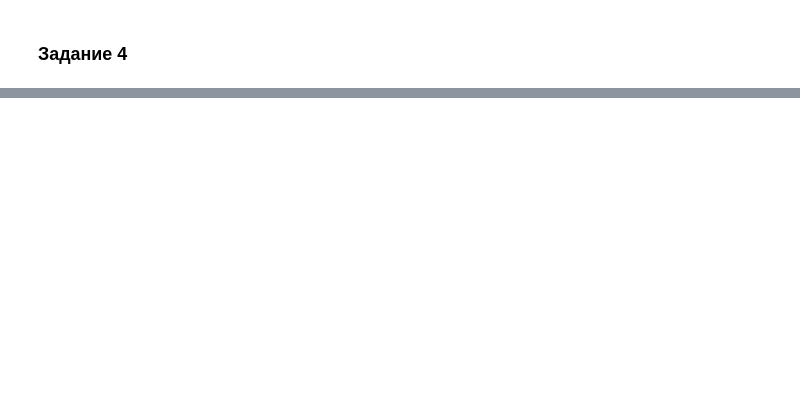
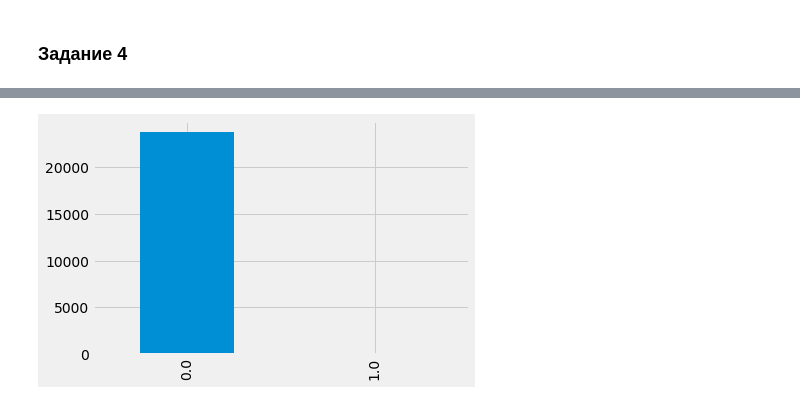
Before and after one commit to optichkina/HomeworksGB, a Jupyter notebook: Matplotlib.ipynb, the cells around one changed output, grey strips where cells are left out. Drawn from its saved outputs; the diff is of its cells as text; code cells hidden in the pictures; blank space fills up the shorter version.

```diff
--- a/Matplotlib.ipynb
+++ b/Matplotlib.ipynb
@@ -170,5 +170,7 @@ t
 Name: Class, dtype: int64
 # %%
 data_class_info = pd.Series(t)
-data_class_info.plot.bar
+data_class_info.plot(kind = 'bar')              #столбчатая диаграмма
 plt.show()
+# %% [output]
+[figure, added]
```
Also changed, not shown: parts of 10 cells of this notebook.
